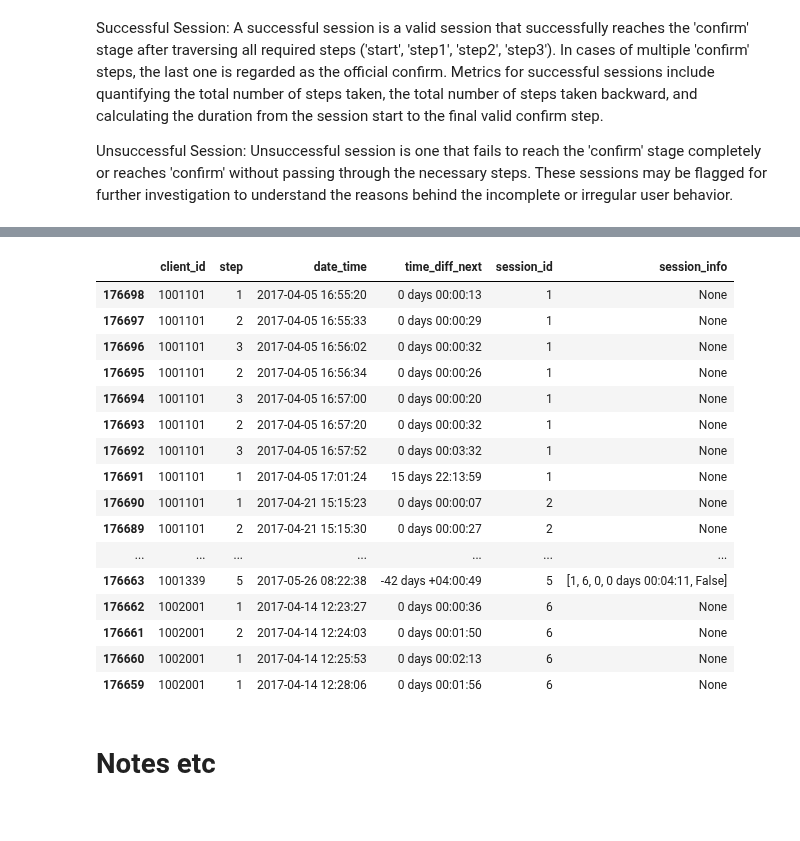
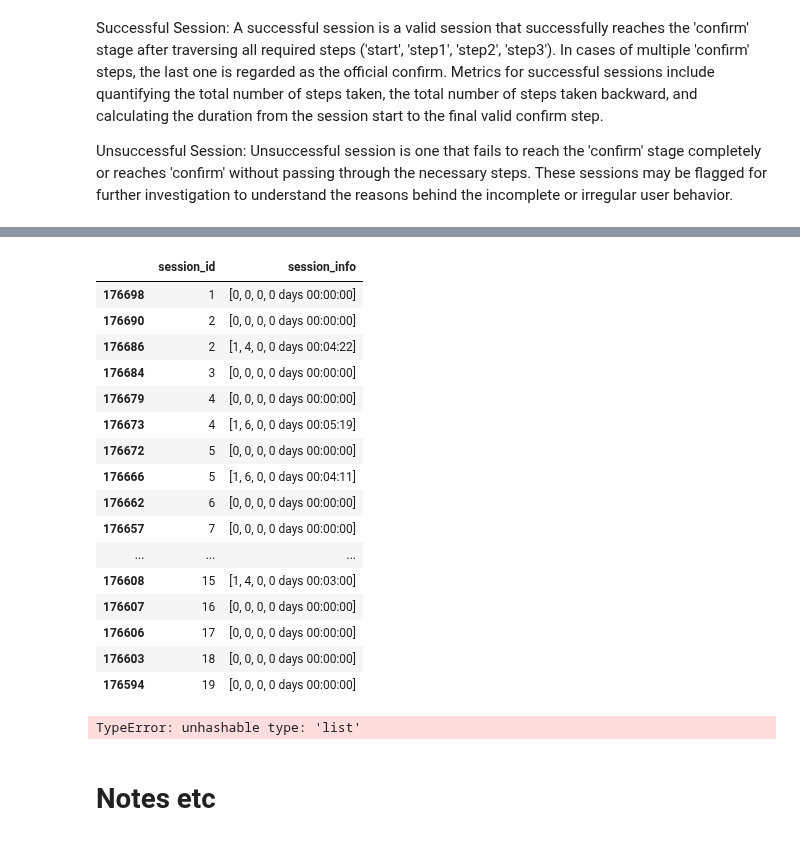
Before and after one commit to dimitsagk/AB_Testing_Analysis, a Jupyter notebook: notebooks/Project_2_02Cleaning+EDA.ipynb, the cells around one changed output, grey strips where cells are left out. Saved outputs shown, nothing was run; the diff lists cells and outputs as text; code cells hidden in the pictures.

Commit message:
Final version of function for 'Filtering invalid sessions'

```diff
--- a/notebooks/Project_2_02Cleaning+EDA.ipynb
+++ b/notebooks/Project_2_02Cleaning+EDA.ipynb
@@ -509,7 +509,7 @@ check_1 = False
 check_2 = False
 check_3 = False
 # Variable to measure how long a session that reached 'confirm' lasted
-session_dur = '1970-01-01 00:00:00'
+session_start = '1970-01-01 00:00:00'
 
 
 def session_info(df):
@@ -522,7 +522,7 @@ def session_info(df):
     global check_1
     global check_2
     global check_3
-    global session_dur
+    global session_start
 
     threshold_6m = datetime.timedelta(seconds=362)
 
@@ -533,12 +533,12 @@ def session_info(df):
         #confirm_count = 0
         confirmed = False
         valid = True
-        session_dur = df['date_time']
-        session_dur = pd.to_datetime(session_dur,format='%Y-%m-%d %H:%M:%S')
+        session_start = df['date_time']
+        session_start = pd.to_datetime(session_start,format='%Y-%m-%d %H:%M:%S')
         check_1 = False
         check_2 = False
         checl_3 = False
-        return None
+        return [0, 0, 0, pd.to_timedelta('0 days 00:00:00')]
 
     elif df['time_diff_prev'] < threshold_6m and valid:
 
@@ -556,21 +556,23 @@ def session_info(df):
 
             # Counting the total steps
             steps_count += 1
+
             return None
 
-        # At the first 'confirm' I am returning the total number of steps
+        # At the first valid 'confirm' I am returning the total number of steps
         elif df['step'] == 5 and not confirmed and check_1 and check_2 and check_3:
             confirm_count = 1
             confirmed = True
-            session_dur = df['date_time'] - session_dur
-            return [confirm_count, steps_count, steps_back, session_dur, valid]
+            session_dur = df['date_time'] - session_start
+            return [confirm_count, steps_count, steps_back, session_dur]
 
-        # When more than one 'confirm' happens, I need to return the updated info, and add a step count for the first 'confirm'
+        # When more than one 'confirm' happen within the valid timeframe, I need to return the updated info,
+        # and add a step count for the first 'confirm'
         elif df['step'] == 5 and confirmed and check_1 and check_2 and check_3:
             confirm_count += 1
-            session_dur = df['date_time'] - session_dur
+            session_dur = df['date_time'] - session_start
             steps_count += 1
-            return [confirm_count, steps_count, steps_back, session_dur, valid]
+            return [confirm_count, steps_count, steps_back, session_dur]
 
         # Checking the case where'confirm' is reached without passing from all the necessary steps
         elif df['step'] == 5 and not confirmed:
@@ -581,17 +583,21 @@ def session_info(df):
 
     elif df['time_diff_prev'] > threshold_6m and valid:
         valid = False
-        return [confirm_count, steps_count, steps_back, session_dur, valid]
+        return 'invalid'
 
     else:
         # this is the case where valid is already False
-        return [confirm_count, steps_count, steps_back, session_dur, valid]
+        return 'invalid'
 # %%
 df_test['session_info'] = df_test.apply(session_info, axis=1)
 df_control['session_info'] = df_control.apply(session_info, axis=1)
 # %%
-# Dropping columns that will not be needed further
-df_test_fltrd = df_test.drop(columns=(['time_diff_prev','subtract_step','new_session',
+# Dropping columns that will not be needed further, saving it to a new filtered dataframe
+df_test_fltrd = df_test.drop(columns=(['client_id','time_diff_next','step','date_time','time_diff_prev','subtract_step','new_session',
                        'prev_id','next_id','prev_step','next_step','prev_time','next_time']))
-df_control_fltrd = df_test.drop(columns=(['time_diff_prev','subtract_step','new_session',
+df_control_fltrd = df_test.drop(columns=(['client_id','time_diff_next','step','date_time','time_diff_prev','subtract_step','new_session',
                        'prev_id','next_id','prev_step','next_step','prev_time','next_time']))
+
+
+# Filtering dataframe, keeping start and final steps, for further analysis
+df_test_fltrd = df_test_fltrd.drop(df_test_fltrd[(df_test_fltrd['session_info'].isnull()) | (df_test_fltrd['session_info'] == 'invalid')].index, axis=0)
@@ -598,23 +615,27 @@ df_control_fltrd = df_test.drop(columns=(['time_diff_prev','subtract_step','new_
 # %%
-df_test_fltrd.head(40)
+df_test_fltrd.head(30)
 # %% [output]
-|  | client_id | step | date_time | time_diff_next | session_id | session_info |
-| 176698 | 1001101 | 1 | 2017-04-05 16:55:20 | 0 days 00:00:13 | 1 | None |
-| 176697 | 1001101 | 2 | 2017-04-05 16:55:33 | 0 days 00:00:29 | 1 | None |
-| 176696 | 1001101 | 3 | 2017-04-05 16:56:02 | 0 days 00:00:32 | 1 | None |
-| 176695 | 1001101 | 2 | 2017-04-05 16:56:34 | 0 days 00:00:26 | 1 | None |
-| 176694 | 1001101 | 3 | 2017-04-05 16:57:00 | 0 days 00:00:20 | 1 | None |
-| 176693 | 1001101 | 2 | 2017-04-05 16:57:20 | 0 days 00:00:32 | 1 | None |
-| 176692 | 1001101 | 3 | 2017-04-05 16:57:52 | 0 days 00:03:32 | 1 | None |
-| 176691 | 1001101 | 1 | 2017-04-05 17:01:24 | 15 days 22:13:59 | 1 | None |
-| 176690 | 1001101 | 1 | 2017-04-21 15:15:23 | 0 days 00:00:07 | 2 | None |
-| 176689 | 1001101 | 2 | 2017-04-21 15:15:30 | 0 days 00:00:27 | 2 | None |
-| ... | ... | ... | ... | ... | ... | ... |
-| 176663 | 1001339 | 5 | 2017-05-26 08:22:38 | -42 days +04:00:49 | 5 | [1, 6, 0, 0 days 00:04:11, False] |
-| 176662 | 1002001 | 1 | 2017-04-14 12:23:27 | 0 days 00:00:36 | 6 | None |
-| 176661 | 1002001 | 2 | 2017-04-14 12:24:03 | 0 days 00:01:50 | 6 | None |
-| 176660 | 1002001 | 1 | 2017-04-14 12:25:53 | 0 days 00:02:13 | 6 | None |
-| 176659 | 1002001 | 1 | 2017-04-14 12:28:06 | 0 days 00:01:56 | 6 | None |
+|  | session_id | session_info |
+| 176698 | 1 | [0, 0, 0, 0 days 00:00:00] |
+| 176690 | 2 | [0, 0, 0, 0 days 00:00:00] |
+| 176686 | 2 | [1, 4, 0, 0 days 00:04:22] |
+| 176684 | 3 | [0, 0, 0, 0 days 00:00:00] |
+| 176679 | 4 | [0, 0, 0, 0 days 00:00:00] |
+| 176673 | 4 | [1, 6, 0, 0 days 00:05:19] |
+| 176672 | 5 | [0, 0, 0, 0 days 00:00:00] |
+| 176666 | 5 | [1, 6, 0, 0 days 00:04:11] |
+| 176662 | 6 | [0, 0, 0, 0 days 00:00:00] |
+| 176657 | 7 | [0, 0, 0, 0 days 00:00:00] |
+| ... | ... | ... |
+| 176608 | 15 | [1, 4, 0, 0 days 00:03:00] |
+| 176607 | 16 | [0, 0, 0, 0 days 00:00:00] |
+| 176606 | 17 | [0, 0, 0, 0 days 00:00:00] |
+| 176603 | 18 | [0, 0, 0, 0 days 00:00:00] |
+| 176594 | 19 | [0, 0, 0, 0 days 00:00:00] |
+# %%
+df_test_fltrd.groupby('session_id').value_counts()
+# %% [output]
+TypeError: unhashable type: 'list'
 # %% [markdown]
 # Notes etc
 # %%
```
Also changed, not shown: parts of 2 cells of this notebook.
